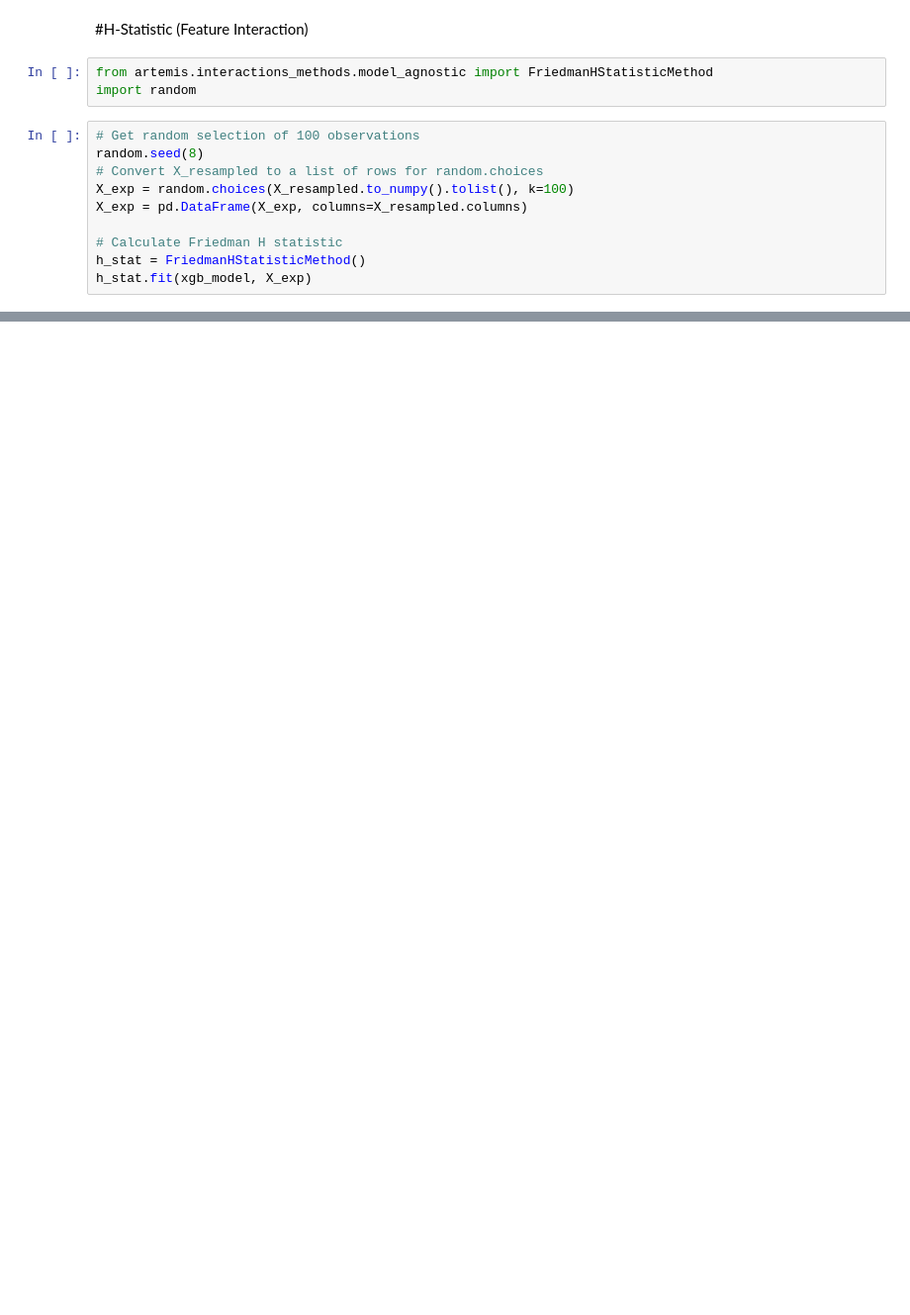
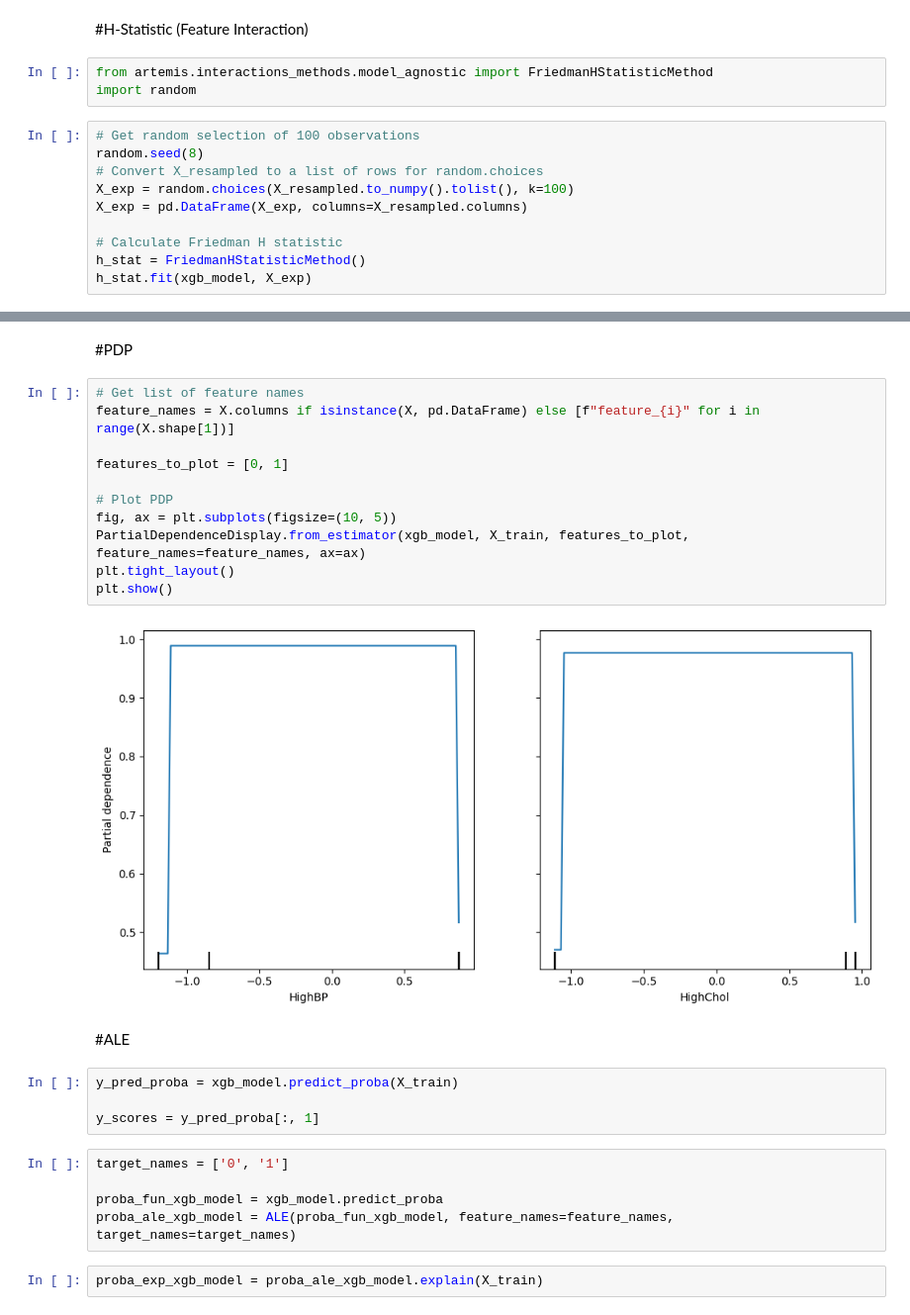
Before and after one commit to Mohamed3alaa/Mid-progress.dsai305, a Jupyter notebook: Ahmed_Mohammed_202202168(XGBoost_&_DT_by_Conditional_GAN).ipynb, the cells around one changed output, grey strips where cells are left out. Shown: that part at 99% size. Saved outputs shown, nothing was run; the diff lists cells and outputs as text; blank space fills up the shorter version.

```diff
--- a/Ahmed_Mohammed_202202168(XGBoost_&_DT_by_Conditional_GAN).ipynb
+++ b/Ahmed_Mohammed_202202168(XGBoost_&_DT_by_Conditional_GAN).ipynb
@@ -297,0 +304,28 @@ h_stat.plot(vis_type='bar_chart',ax=ax)
+# %% [markdown]
+#PDP
+# %%
+# Get list of feature names
+feature_names = X.columns if isinstance(X, pd.DataFrame) else [f"feature_{i}" for i in range(X.shape[1])]
+
+features_to_plot = [0, 1]
+
+# Plot PDP
+fig, ax = plt.subplots(figsize=(10, 5))
+PartialDependenceDisplay.from_estimator(xgb_model, X_train, features_to_plot, feature_names=feature_names, ax=ax)
+plt.tight_layout()
+plt.show()
+# %% [output]
+[figure, added]
+# %% [markdown]
+#ALE
+# %%
+y_pred_proba = xgb_model.predict_proba(X_train)
+
+y_scores = y_pred_proba[:, 1]
+# %%
+target_names = ['0', '1']
+
+proba_fun_xgb_model = xgb_model.predict_proba
+proba_ale_xgb_model = ALE(proba_fun_xgb_model, feature_names=feature_names, target_names=target_names)
+# %%
+proba_exp_xgb_model = proba_ale_xgb_model.explain(X_train)
```
Also changed, not shown: parts of 13 cells of this notebook, 2 other files.
